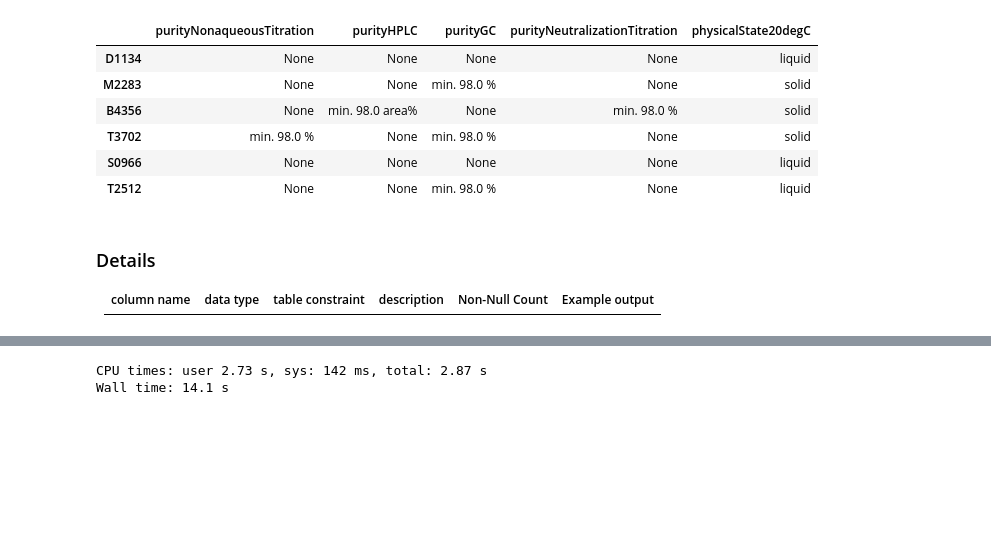
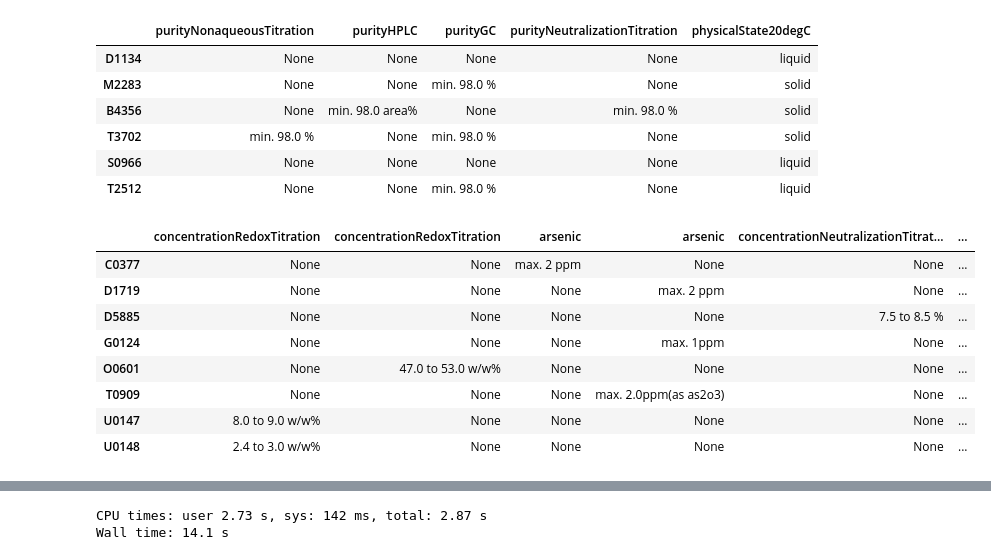
Before and after one commit to stephanyvargas/Learning_DataScience, a Jupyter notebook: Chemical_db/TCI_database_app/TCI_load_tables_AWS.ipynb, the cells around one changed output, grey strips where cells are left out. Cells and saved outputs as stored; diff of their text form; code cells hidden in the pictures; blank space fills up the shorter version.

Commit message:
creating description tables for docbase

```diff
--- a/Chemical_db/TCI_database_app/TCI_load_tables_AWS.ipynb
+++ b/Chemical_db/TCI_database_app/TCI_load_tables_AWS.ipynb
@@ -642,8 +611,19 @@ df_specifications.drop('code', axis=1).dropna(axis=0, how = 'all').sample(6).dro
 | T3702 | min. 98.0 % | None | min. 98.0 % | None | solid |
 | S0966 | None | None | None | None | liquid |
 | T2512 | None | None | min. 98.0 % | None | liquid |
-# %% [markdown]
-### Details
-
-| column name | data type | table constraint | description | Non-Null Count | Example output |
-| ---- | ---- | ---- | ---- | ---- |  ---- |
+# %%
+list_properties = ['code', 'concentrationRedoxTitration', 'arsenic', 'concentrationNeutralizationTitrationUnit1']
+
+df_prop = df_specifications[list_properties]
+
+df_prop.drop('code', axis=1).dropna(axis=0, how='all')
+# %% [output]
+|  | concentrationRedoxTitration | concentrationRedoxTitration | arsenic | arsenic | concentrationNeutralizationTitrat... | ... |
+| C0377 | None | None | max. 2 ppm | None | None | ... |
+| D1719 | None | None | None | max. 2 ppm | None | ... |
+| D5885 | None | None | None | None | 7.5 to 8.5 % | ... |
+| G0124 | None | None | None | max. 1ppm | None | ... |
+| O0601 | None | 47.0 to 53.0 w/w% | None | None | None | ... |
+| T0909 | None | None | None | max. 2.0ppm(as as2o3) | None | ... |
+| U0147 | 8.0 to 9.0 w/w% | None | None | None | None | ... |
+| U0148 | 2.4 to 3.0 w/w% | None | None | None | None | ... |
```
Also changed, not shown: parts of 7 cells of this notebook.
